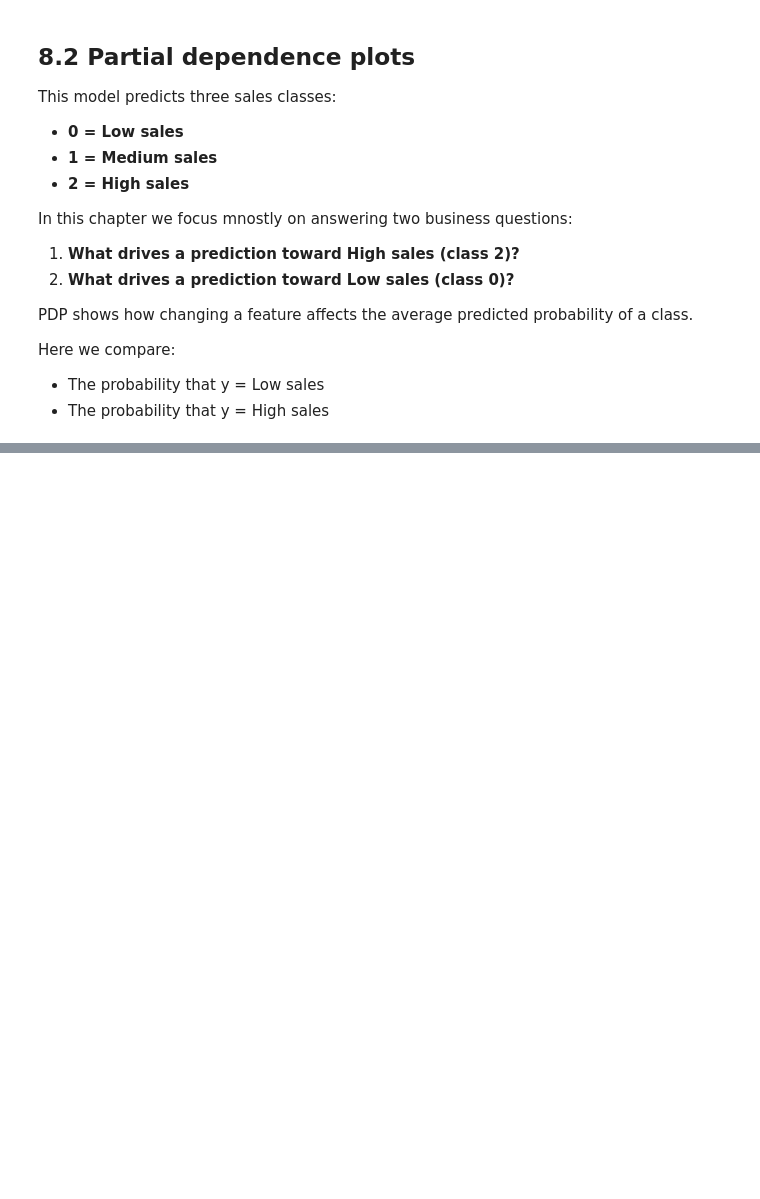
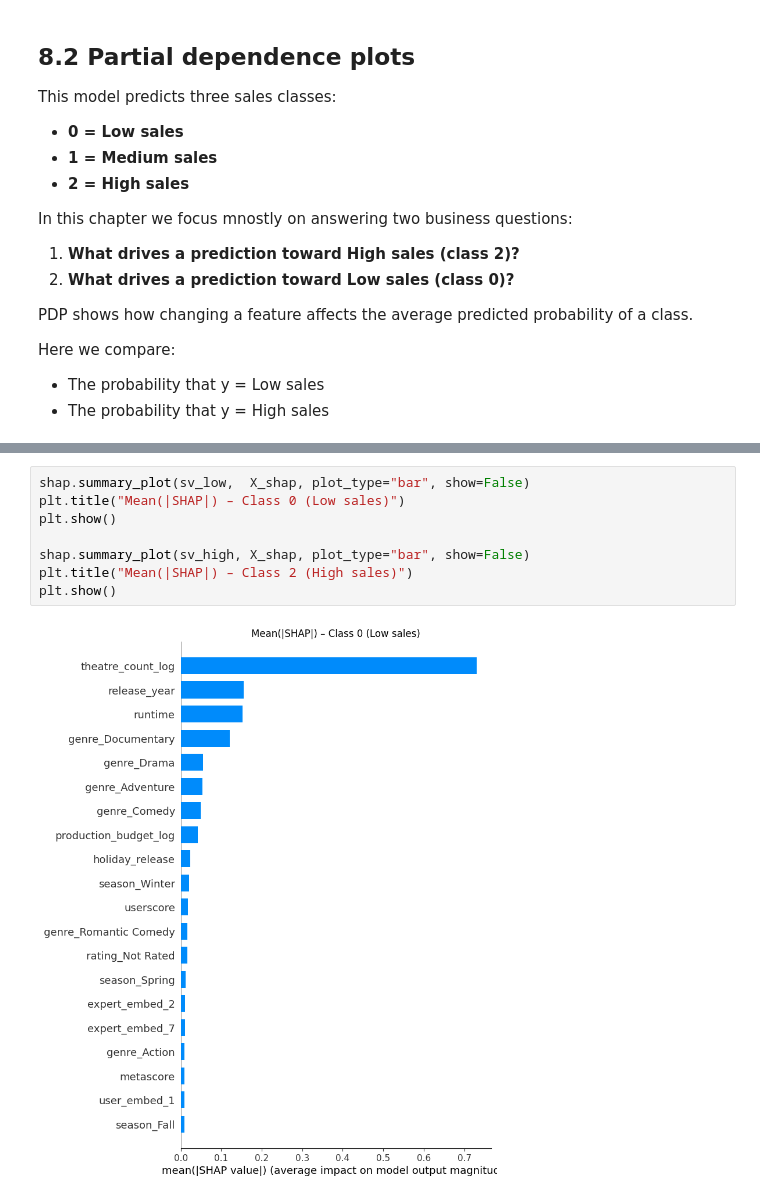
Before and after one commit to Simerblur/bjj, a Jupyter notebook: Tree_based_models_bart.ipynb, the cells around one changed output, grey strips where cells are left out. Drawn from its saved outputs; the diff is of its cells as text; blank space fills up the shorter version.

```diff
--- a/Tree_based_models_bart.ipynb
+++ b/Tree_based_models_bart.ipynb
@@ -853,0 +895,10 @@ plt.show()
+# %%
+shap.summary_plot(sv_low,  X_shap, plot_type="bar", show=False)
+plt.title("Mean(|SHAP|) – Class 0 (Low sales)")
+plt.show()
+
+shap.summary_plot(sv_high, X_shap, plot_type="bar", show=False)
+plt.title("Mean(|SHAP|) – Class 2 (High sales)")
+plt.show()
+# %% [output]
+[figure, added]
```
Also changed, not shown: parts of 9 cells of this notebook.
